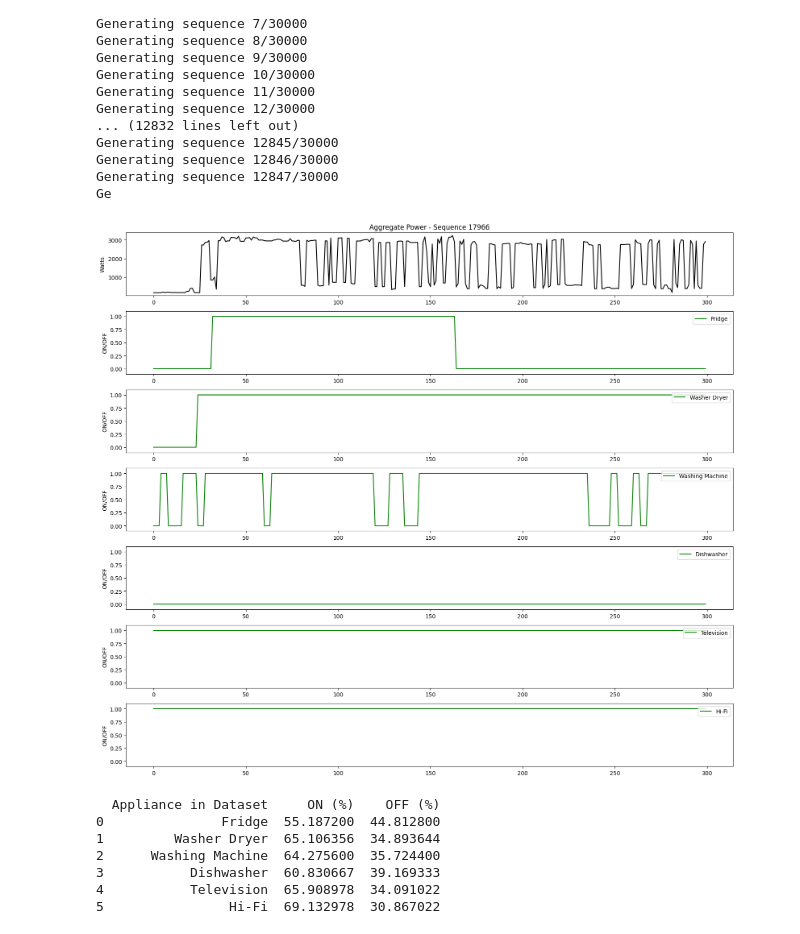
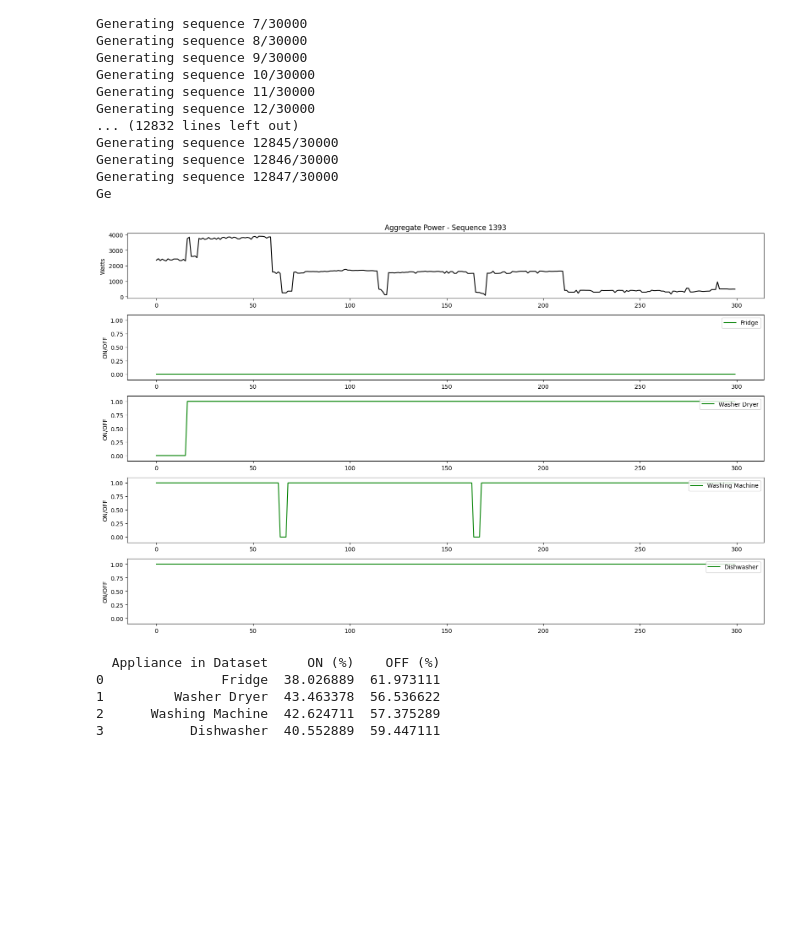
Before and after one commit to Prince5867/NILM_Project, a Jupyter notebook: Model/CNN/tf CNN model.ipynb, the cells around one changed output. Saved outputs shown, nothing was run; the diff lists cells and outputs as text; code cells hidden in the pictures; blank space fills up the shorter version.

```diff
--- a/Model/CNN/tf CNN model.ipynb
+++ b/Model/CNN/tf CNN model.ipynb
@@ -554,8 +554,7 @@ Model: "functional_4"
 import os
 import pandas as pd
 
-temp_appliance_data = ['Fridge', 'Washer Dryer', 'Washing Machine', 'Dishwasher',
-                  'Television','Hi-Fi']
+temp_appliance_data = ['Fridge', 'Washer Dryer', 'Washing Machine', 'Dishwasher']
 NUM_SEQUENCES = 5000
 
 def load_appliance_data(root_dir):
@@ -594,8 +593,8 @@ def create_synthetic_dataset_from_csvs(
     num_sequences=1000,
     max_agg_power=8000,
     thresholds=None,
-    min_appliances_on=3,
-    max_appliances_total=6,
+    min_appliances_on=1,
+    max_appliances_total=3,
     max_attempts_per_seq=10
 ):
     if thresholds is None:
@@ -618,7 +617,7 @@ def create_synthetic_dataset_from_csvs(
     appliance_names = list(appliance_data.keys())
     synthetic_X = []
     synthetic_Y = []
-    min_on_ratio = 0.4
+    min_on_ratio = 0.45
 
     for seq_idx in range(num_sequences):
         print(f"Generating sequence {seq_idx + 1}/{num_sequences}")
@@ -746,35 +745,33 @@ def plot_synthetic_examples(X, Y, appliance_names, num_examples=3):
     seq_len = X.shape[1]
     down_len = Y.shape[1]
     down_factor = seq_len // down_len
 
     indices = np.random.choice(len(X), size=num_examples, replace=False)
 
     for idx in indices:
         plt.figure(figsize=(16, 2 + 2 * num_appliances))
 
         # Plot aggregate power signal
         plt.subplot(num_appliances + 1, 1, 1)
         plt.plot(X[idx].squeeze(), color='black')
         plt.title(f'Aggregate Power - Sequence {idx}')
         plt.ylabel("Watts")
 
         # Plot each appliance ON/OFF label
         for i in range(num_appliances):
             plt.subplot(num_appliances + 1, 1, i + 2)
             plt.plot(np.repeat(Y[idx][:, i], down_factor), label=appliance_names[i], color='green')
             plt.ylabel("ON/OFF")
             plt.ylim(-0.1, 1.1)
             plt.legend(loc="upper right")
 
         plt.tight_layout()
         plt.show()
 
 appliance_names = [
-    'Fridge', 'Washer Dryer', 'Washing Machine', 'Dishwasher',
-    'Television','Hi-Fi'
-]
+    'Fridge', 'Washer Dryer', 'Washing Machine', 'Dishwasher']
 
 plot_synthetic_examples(X, Y, appliance_names, num_examples=1)
 # %% [output]
-[figure, old version]
+[figure, new version]
 # %%
@@ -804,11 +808,9 @@ def imbalance_calc (y, dataset):
 imbalance_calc(Y,'Dataset')
 # %% [output]
   Appliance in Dataset     ON (%)    OFF (%)
-0               Fridge  55.187200  44.812800
-1         Washer Dryer  65.106356  34.893644
-2      Washing Machine  64.275600  35.724400
-3           Dishwasher  60.830667  39.169333
-4           Television  65.908978  34.091022
-5                Hi-Fi  69.132978  30.867022
+0               Fridge  38.026889  61.973111
+1         Washer Dryer  43.463378  56.536622
+2      Washing Machine  42.624711  57.375289
+3           Dishwasher  40.552889  59.447111
 # %%
 print(f"Generated {len(X)} sequences with shape {X.shape} and labels shape {Y.shape}")
```
Also changed, not shown: parts of 14 cells of this notebook, 1 other file.
